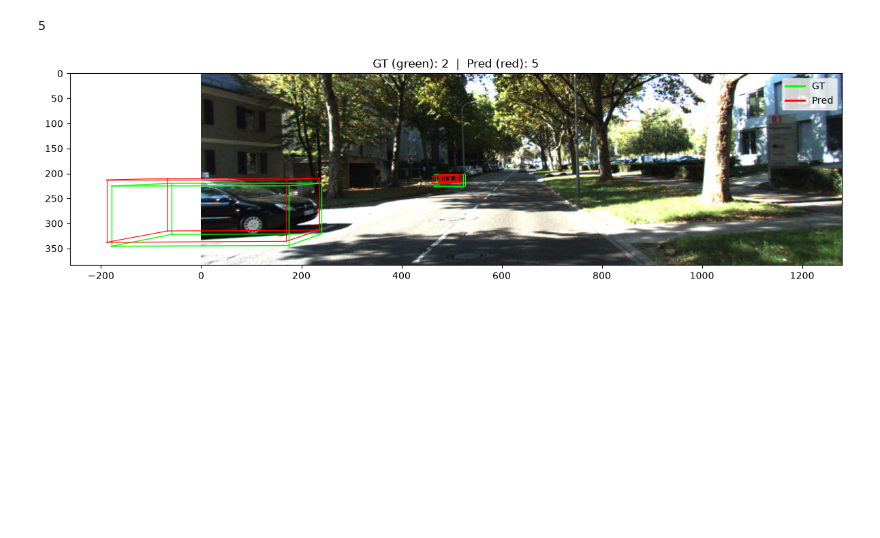
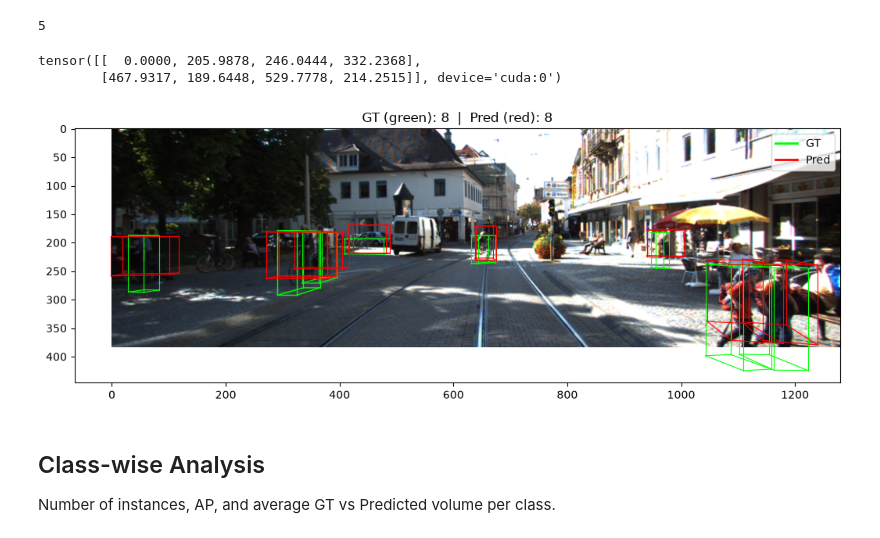
Before and after one commit to MlLearnerAkash/probe3d, a Jupyter notebook: notebooks/playground.ipynb, the cells around one changed output. Saved outputs shown, nothing was run; the diff lists cells and outputs as text; code cells hidden in the pictures; blank space fills up the shorter version.

```diff
--- a/notebooks/playground.ipynb
+++ b/notebooks/playground.ipynb
@@ -9,7 +9,7 @@ from omegaconf import OmegaConf
 sys.path.insert(0, "/home/akashmanna/ws/probe3d")
 # %%
 with initialize(version_base=None, config_path="../configs"):
-    cfg = compose(config_name="box3d_training")
+    cfg = compose(config_name="mousavian3d_training")
 # %%
 model   = instantiate(cfg.backbone)
 probe   = instantiate(cfg.probe, feat_dim=model.feat_dim)
@@ -18,7 +16,7 @@ Using cache found in /home/akashmanna/.cache/torch/hub/facebookresearch_dinov2_m
 # %%
-chkpt= torch.load("/home/akashmanna/ws/probe3d/box3d_exps/02072026-1831_dinov2_vitb14_14_11_dense-cls_box3d_fcos_10_1.50_5.00e-04_0.00e+00_4_KITTI3D_KITTI3D/checkpoint.pth",
+chkpt= torch.load("/home/akashmanna/ws/probe3d/box3d_exps/04072026-1504_tipsv2_l14_14_23_dense-cls_geometric_box3d_10_1.50_5.00e-04_0.00e+00_4_KITTI3D_KITTI3D/checkpoint.pth",
                   weights_only= False)
-model.load_state_dict(chkpt["model"])
+# model.load_state_dict(chkpt["model"])
 probe.load_state_dict(chkpt["probe"])
 # %% [output]
 <All keys matched successfully>
@@ -134,26 +132,30 @@ def draw_boxes(image_tensor, gt_boxes, pred_boxes, K, figsize=(12, 4)):
 len(batch)
 # %% [output]
 5
+# %%
+batch["boxes_2d"][0].cuda()
+# %% [output]
+tensor([[  0.0000, 205.9878, 246.0444, 332.2368],
+        [467.9317, 189.6448, 529.7778, 214.2515]], device='cuda:0')
 # %%
 # --- Run inference on one sample ---
-idx = 0
+idx = 3
 image = batch["image"][idx:idx+1].cuda()           # (1, 3, H, W)
 K     = batch["K"][idx].cuda()                      # (3, 3)
 gt    = batch["boxes_3d"][idx].cuda()               # (N, 7)
 
+d_boxes = batch["boxes_2d"][idx].cuda()             # (N, 4)
+
 with torch.inference_mode():
     feats = model(image)
-
-    pred_dense = probe(feats)
-    pred_boxes, scores, labels = probe.decode_boxes(
-        pred_dense, K.unsqueeze(0), stride=14, topk=2, score_thresh=0.05
-    )
-    pred_boxes = pred_boxes[0]  # (50, 7)
-
-# keep only predictions with score > 0.1
-mask = scores[0] > 0.1
-pred_boxes = pred_boxes[mask]
+    orient, conf, dim = probe(feats, [d_boxes])     # Geometric3DProbe
+    box_list = [d_boxes[i] for i in range(len(d_boxes))]
+    K_list = [K] * len(d_boxes)
+    pred_boxes, scores, labels = probe.decode_boxes(orient, conf, dim, box_list, K_list)
 
 draw_boxes(image[0], gt, pred_boxes, K)
 # %% [output]
-[figure, old version]
+[figure, new version]
+# %% [markdown]
+## Class-wise Analysis
+Number of instances, AP, and average GT vs Predicted volume per class.
```
Also changed, not shown: parts of 5 cells of this notebook, 5 other files.
